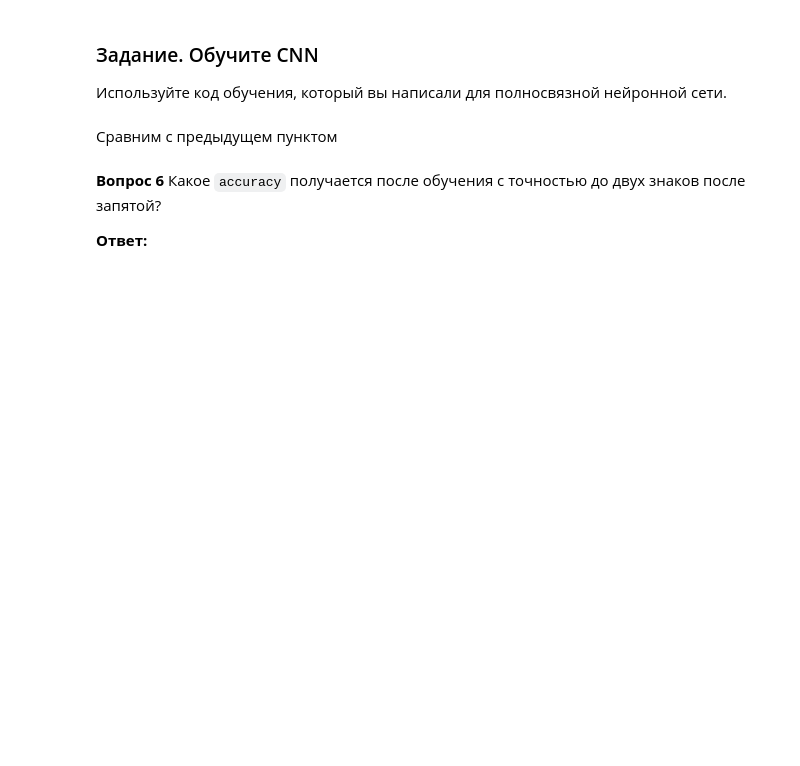
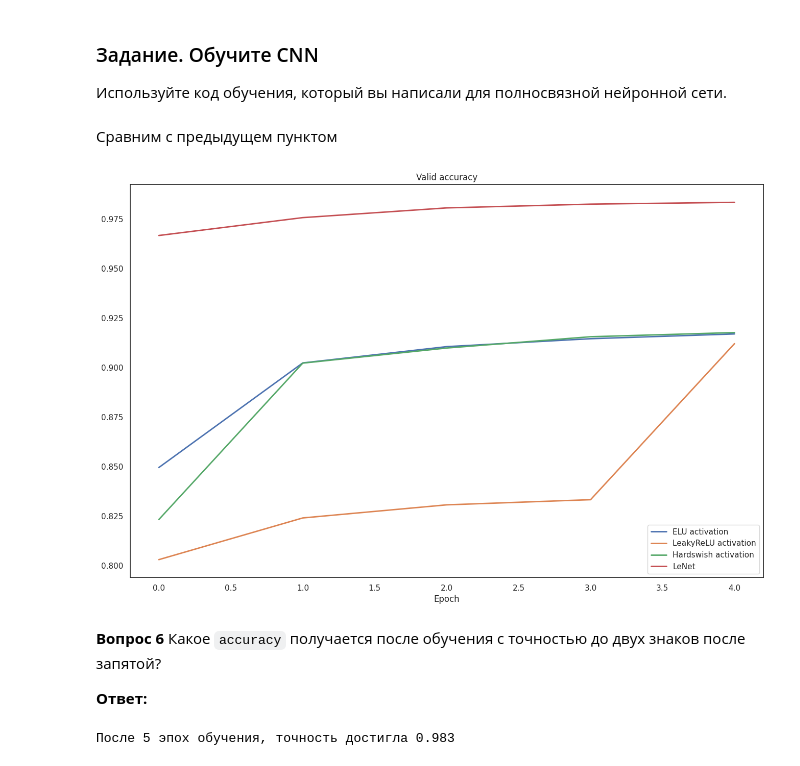
Before and after one commit to cehkop/Deep_learning_school_MIPT, a Jupyter notebook: homework/dense_and_convolutional_nn.ipynb, the cells around one changed output. Drawn from its saved outputs; the diff is of its cells as text; code cells hidden in the pictures; blank space fills up the shorter version.

```diff
--- a/homework/dense_and_convolutional_nn.ipynb
+++ b/homework/dense_and_convolutional_nn.ipynb
@@ -315,5 +344,7 @@ model = nn.Sequential(
 # %%
-criterion = #YOUR CODE. Select a loss function
-optimizer = torch.optim.Adam(model.parameters())
+criterion = nn.CrossEntropyLoss()
+
+learning_rate = 1e-4
+optimizer = torch.optim.Adam(model.parameters(), lr=learning_rate)
 
 loaders = {"train": train_dataloader, "valid": valid_dataloader}
@@ -534,6 +664,6 @@ class LeNet(nn.Module):
         return x
 # %%
-model = LeNet().to(device)
+model = LeNet()
 
 criterion = nn.CrossEntropyLoss()
 optimizer = torch.optim.Adam(model.parameters())
@@ -547,3 +675,29 @@ loaders = {"train": train_dataloader, "valid": valid_dataloader}
+# %%
+epochs = 5
+
+accuracy = {"train": [], "valid": []}
+for epoch in tqdm(range(epochs)):
+    for k, dataloader in loaders.items():
+        epoch_correct = 0
+        epoch_all = 0
+        for x_batch, y_batch in dataloader:
+            if k == "train":# Set model to ``train`` mode and calculate outputs
+                model.train()
+                optimizer.zero_grad()
+            else:
+                model.eval()
+
+            y_pred = model(x_batch)
+            preds = y_pred.argmax(-1)
+            correct = sum((preds.cpu().detach() == y_batch).squeeze())
+            epoch_correct += correct
+            epoch_all += y_batch.size(dim=0)
+            if k == "train": # Calculate gradients and make a step of optimizer
+                loss = criterion(y_pred, y_batch)
+                loss.backward()
+                optimizer.step()
+
+        accuracy[k].append((epoch_correct/epoch_all).numpy())
 # %%
 lenet_accuracy = accuracy["valid"]
 # %% [markdown]
@@ -551,15 +705,21 @@ lenet_accuracy = accuracy["valid"]
 # %%
 plt.figure(figsize=(16, 10))
 plt.title("Valid accuracy")
-plt.plot(range(max_epochs), relu_accuracy, label="ReLU activation", linewidth=2)
+plt.plot(range(max_epochs), elu_accuracy, label="ELU activation", linewidth=2)
 plt.plot(range(max_epochs), leaky_relu_accuracy, label="LeakyReLU activation", linewidth=2)
-plt.plot(range(max_epochs), elu_accuracy, label="ELU activation", linewidth=2)
+plt.plot(range(max_epochs), hardSw_accuracy, label="Hardswish activation", linewidth=2)
 plt.plot(range(max_epochs), lenet_accuracy, label="LeNet", linewidth=2)
 plt.legend()
 plt.xlabel("Epoch")
 plt.show()
+# %% [output]
+[figure, added]
 # %% [markdown]
 **Вопрос 6**
 Какое `accuracy` получается после обучения с точностью до двух знаков после запятой?
 
 **Ответ:**
+# %%
+print(f'После {epochs} эпох обучения, точность достигла {lenet_accuracy[-1]:.3f}')
+# %% [output]
+После 5 эпох обучения, точность достигла 0.983
```
Also changed, not shown: parts of 32 cells of this notebook.
